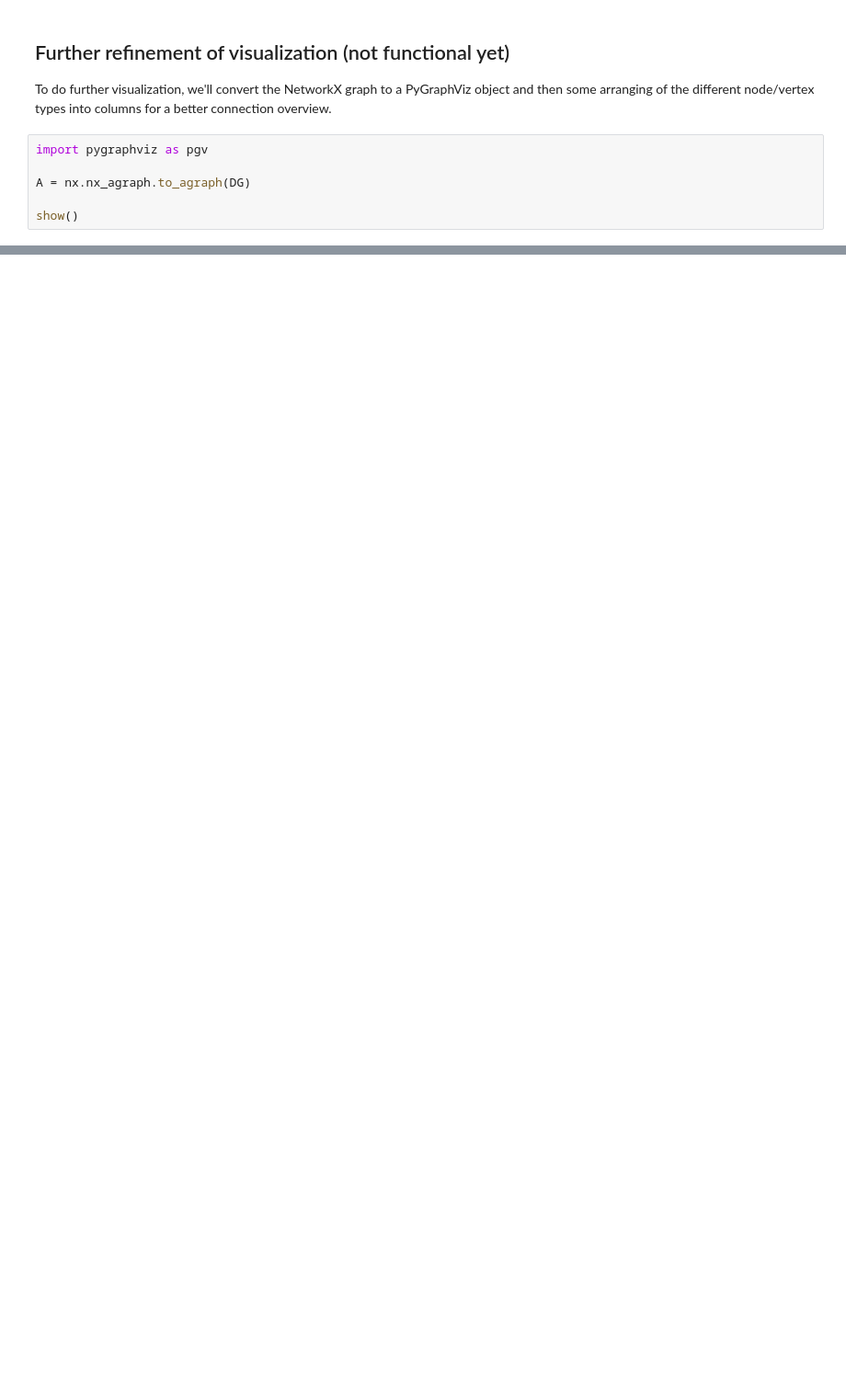
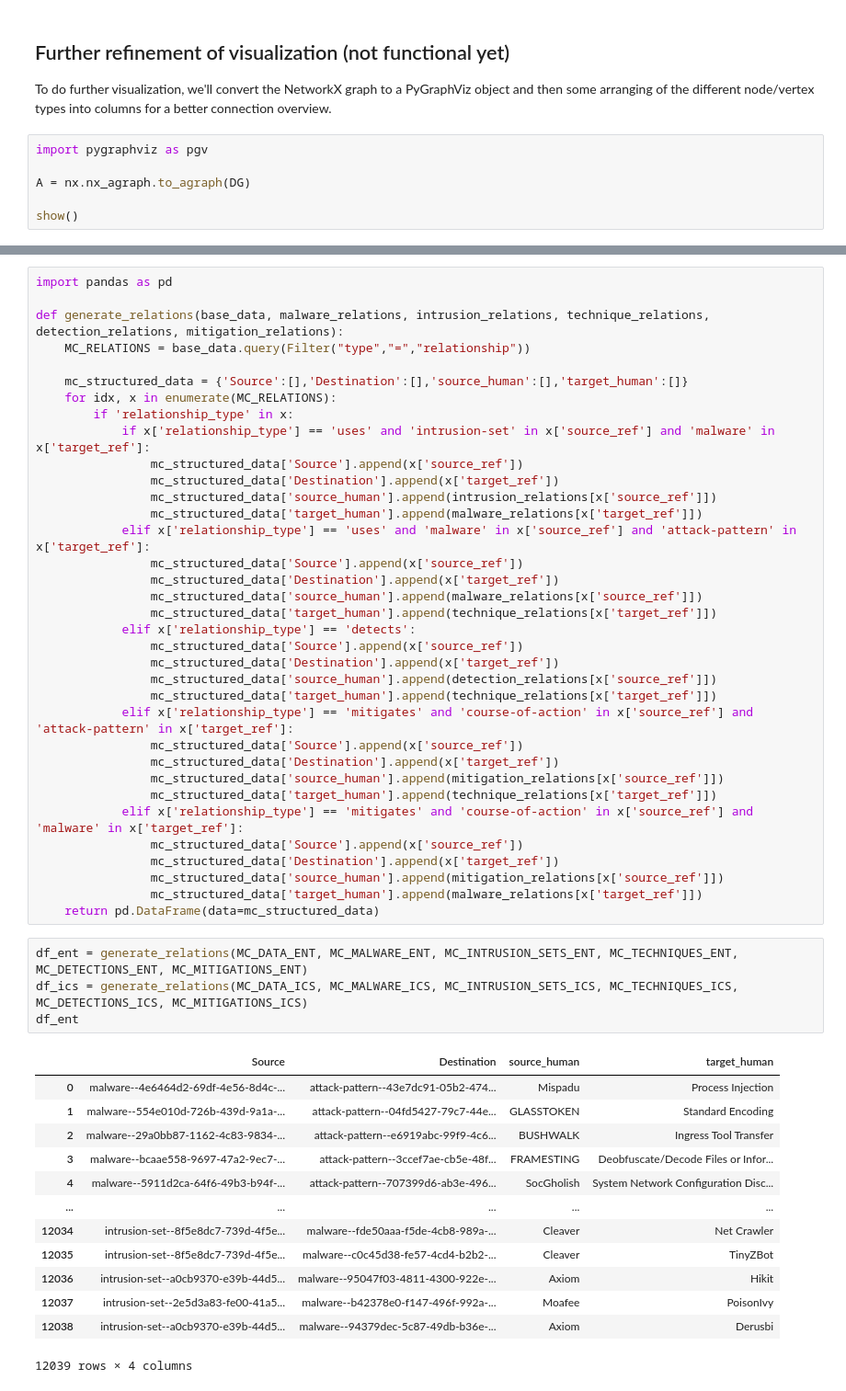
Before and after one commit to JorisRijs/mitre-visuals, a Jupyter notebook: Ics-mitre-mapping.ipynb, the cells around one changed output, grey strips where cells are left out. Shown: that part at 92% size. Drawn from its saved outputs; the diff is of its cells as text; blank space fills up the shorter version.

```diff
--- a/Ics-mitre-mapping.ipynb
+++ b/Ics-mitre-mapping.ipynb
@@ -724,0 +769,53 @@ show()
+# %%
+import pandas as pd
+
+def generate_relations(base_data, malware_relations, intrusion_relations, technique_relations, detection_relations, mitigation_relations):
+    MC_RELATIONS = base_data.query(Filter("type","=","relationship"))
+
+    mc_structured_data = {'Source':[],'Destination':[],'source_human':[],'target_human':[]}
+    for idx, x in enumerate(MC_RELATIONS):
+        if 'relationship_type' in x:
+            if x['relationship_type'] == 'uses' and 'intrusion-set' in x['source_ref'] and 'malware' in x['target_ref']:
+                mc_structured_data['Source'].append(x['source_ref'])
+                mc_structured_data['Destination'].append(x['target_ref'])
+                mc_structured_data['source_human'].append(intrusion_relations[x['source_ref']])
+                mc_structured_data['target_human'].append(malware_relations[x['target_ref']])
+            elif x['relationship_type'] == 'uses' and 'malware' in x['source_ref'] and 'attack-pattern' in x['target_ref']:
+                mc_structured_data['Source'].append(x['source_ref'])
+                mc_structured_data['Destination'].append(x['target_ref'])
+                mc_structured_data['source_human'].append(malware_relations[x['source_ref']])
+                mc_structured_data['target_human'].append(technique_relations[x['target_ref']])
+            elif x['relationship_type'] == 'detects':
+                mc_structured_data['Source'].append(x['source_ref'])
+                mc_structured_data['Destination'].append(x['target_ref'])
+                mc_structured_data['source_human'].append(detection_relations[x['source_ref']])
+                mc_structured_data['target_human'].append(technique_relations[x['target_ref']])
+            elif x['relationship_type'] == 'mitigates' and 'course-of-action' in x['source_ref'] and 'attack-pattern' in x['target_ref']:
+                mc_structured_data['Source'].append(x['source_ref'])
+                mc_structured_data['Destination'].append(x['target_ref'])
+                mc_structured_data['source_human'].append(mitigation_relations[x['source_ref']])
+                mc_structured_data['target_human'].append(technique_relations[x['target_ref']])
+            elif x['relationship_type'] == 'mitigates' and 'course-of-action' in x['source_ref'] and 'malware' in x['target_ref']:
+                mc_structured_data['Source'].append(x['source_ref'])
+                mc_structured_data['Destination'].append(x['target_ref'])
+                mc_structured_data['source_human'].append(mitigation_relations[x['source_ref']])
+                mc_structured_data['target_human'].append(malware_relations[x['target_ref']])
+    return pd.DataFrame(data=mc_structured_data)
+# %%
+df_ent = generate_relations(MC_DATA_ENT, MC_MALWARE_ENT, MC_INTRUSION_SETS_ENT, MC_TECHNIQUES_ENT, MC_DETECTIONS_ENT, MC_MITIGATIONS_ENT)
+df_ics = generate_relations(MC_DATA_ICS, MC_MALWARE_ICS, MC_INTRUSION_SETS_ICS, MC_TECHNIQUES_ICS, MC_DETECTIONS_ICS, MC_MITIGATIONS_ICS)
+df_ent
+# %% [output]
+|  | Source | Destination | source_human | target_human |
+| 0 | malware--4e6464d2-69df-4e56-8d4c-... | attack-pattern--43e7dc91-05b2-474... | Mispadu | Process Injection |
+| 1 | malware--554e010d-726b-439d-9a1a-... | attack-pattern--04fd5427-79c7-44e... | GLASSTOKEN | Standard Encoding |
+| 2 | malware--29a0bb87-1162-4c83-9834-... | attack-pattern--e6919abc-99f9-4c6... | BUSHWALK | Ingress Tool Transfer |
+| 3 | malware--bcaae558-9697-47a2-9ec7-... | attack-pattern--3ccef7ae-cb5e-48f... | FRAMESTING | Deobfuscate/Decode Files or Infor... |
+| 4 | malware--5911d2ca-64f6-49b3-b94f-... | attack-pattern--707399d6-ab3e-496... | SocGholish | System Network Configuration Disc... |
+| ... | ... | ... | ... | ... |
+| 12034 | intrusion-set--8f5e8dc7-739d-4f5e... | malware--fde50aaa-f5de-4cb8-989a-... | Cleaver | Net Crawler |
+| 12035 | intrusion-set--8f5e8dc7-739d-4f5e... | malware--c0c45d38-fe57-4cd4-b2b2-... | Cleaver | TinyZBot |
+| 12036 | intrusion-set--a0cb9370-e39b-44d5... | malware--95047f03-4811-4300-922e-... | Axiom | Hikit |
+| 12037 | intrusion-set--2e5d3a83-fe00-41a5... | malware--b42378e0-f147-496f-992a-... | Moafee | PoisonIvy |
+| 12038 | intrusion-set--a0cb9370-e39b-44d5... | malware--94379dec-5c87-49db-b36e-... | Axiom | Derusbi |
+12039 rows × 4 columns
```
Also changed, not shown: parts of 11 cells of this notebook, 2 other files.
